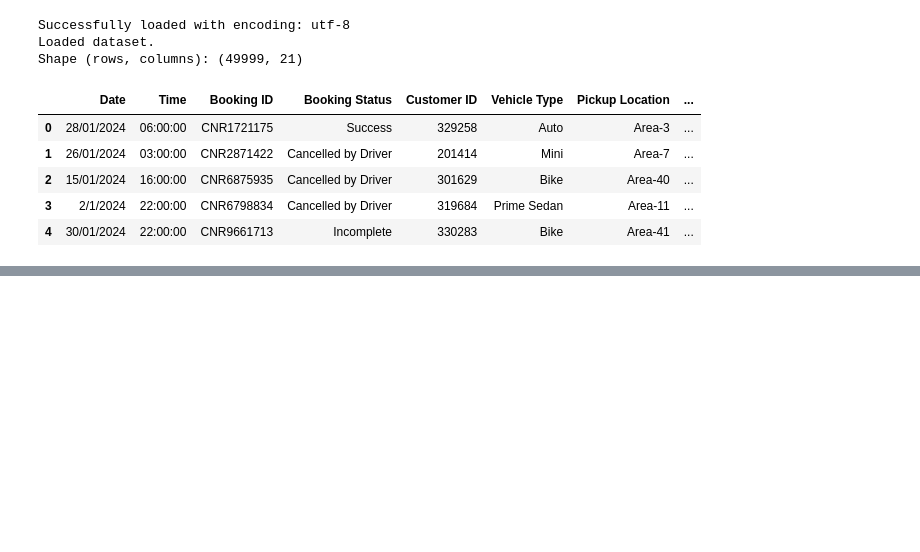
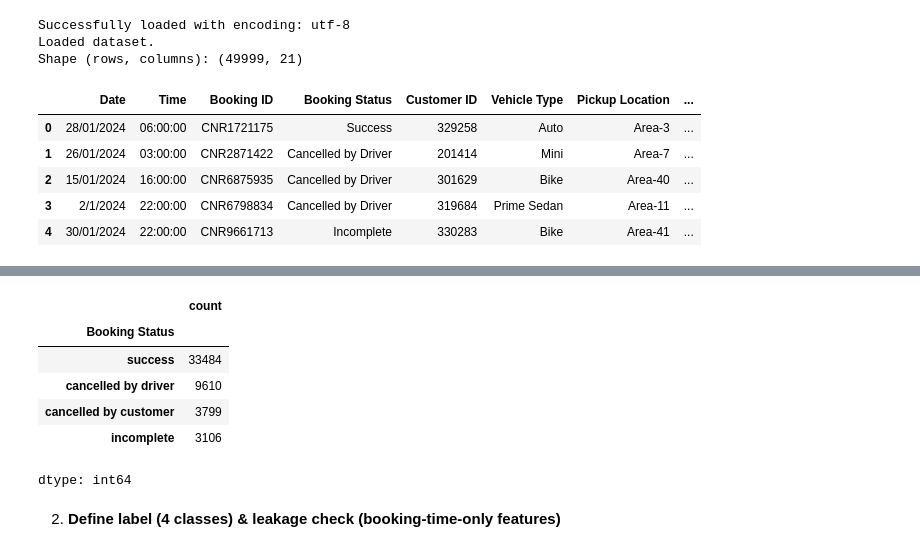
Before and after one commit to Tharmika2002/Ride-Cancellation-Model-DataX, a Jupyter notebook: Ride_Cancellation_Model.ipynb, the cells around one changed output, grey strips where cells are left out. Cells and saved outputs as stored; diff of their text form; code cells hidden in the pictures; blank space fills up the shorter version.

```diff
--- a/Ride_Cancellation_Model.ipynb
+++ b/Ride_Cancellation_Model.ipynb
@@ -59,0 +242,32 @@ Shape (rows, columns): (49999, 21)
+# %%
+# === Preview Normalized Version of 'Booking Status' ===
+
+# 1. Take the target column and convert all values to strings
+#    (this ensures NaN or numeric values don’t cause errors when cleaning)
+norm = df[TARGET_COL].astype(str)
+
+# 2. Remove leading and trailing whitespace from each value
+#    Example: " Success " → "Success"
+norm = norm.str.strip()
+
+# 3. Convert all text to lowercase
+#    Example: "SUCCESS" → "success"
+norm = norm.str.lower()
+
+# 4. Count how many times each unique normalized value appears
+#    This helps you see if there are messy duplicates (like "success" vs "succes")
+value_counts = norm.value_counts()
+
+# 5. Show the top 10 most common normalized values
+#    Useful for quickly checking whether the labels are consistent
+value_counts.head(10)
+# %% [output]
+|  | count |
+| Booking Status |  |
+| success | 33484 |
+| cancelled by driver | 9610 |
+| cancelled by customer | 3799 |
+| incomplete | 3106 |
+dtype: int64
+# %% [markdown]
+2. **Define label (4 classes) & leakage check (booking-time-only features)**
```
Also changed, not shown: parts of 9 cells of this notebook.
